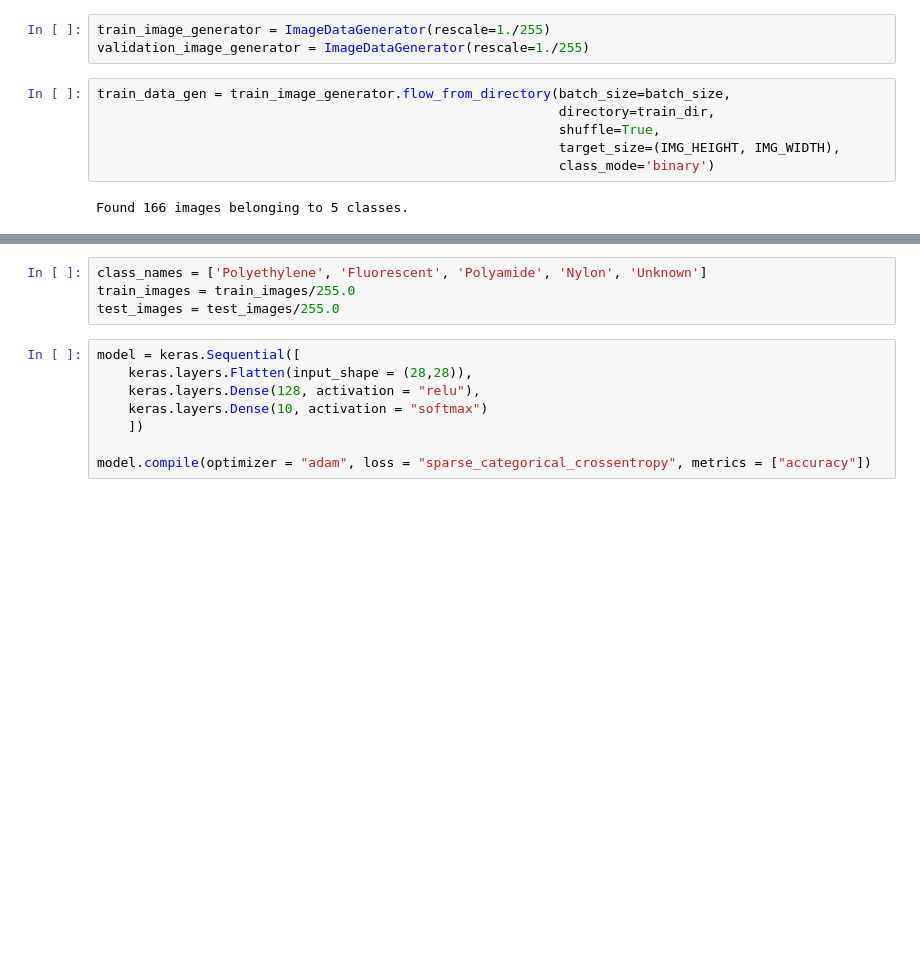
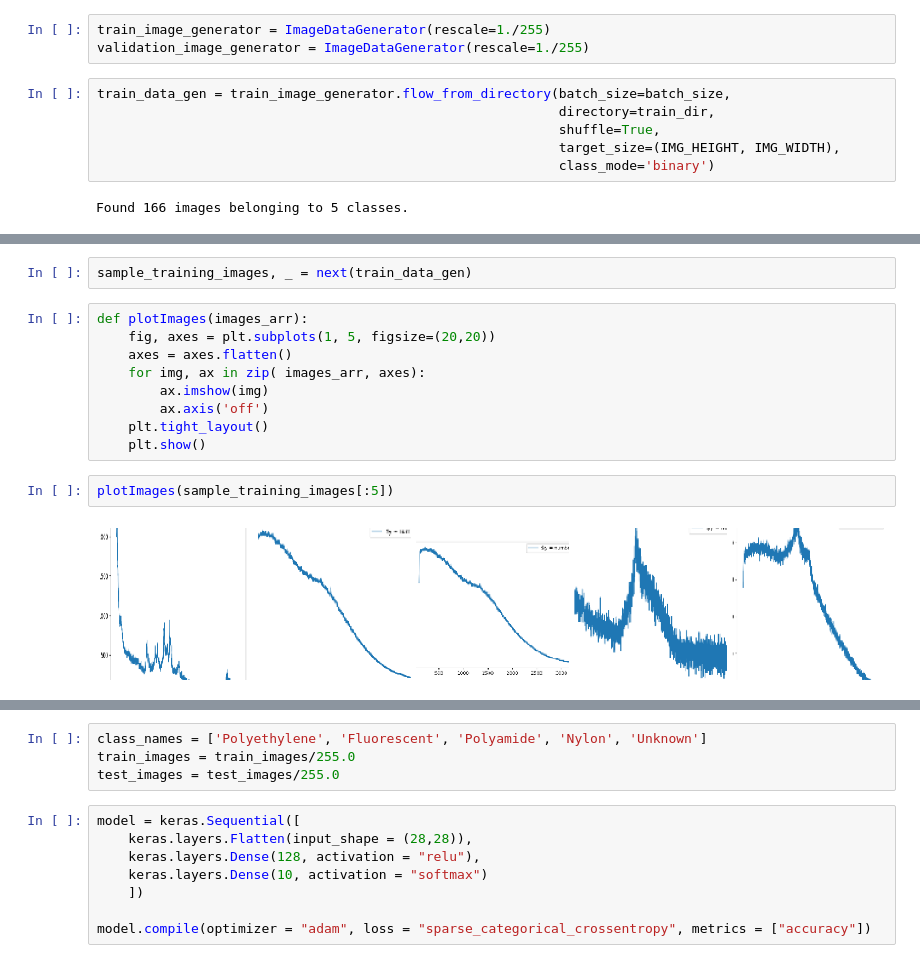
Before and after one commit to nsuzuki97/Spicy-Raman, a Jupyter notebook: Main Tensorflow.ipynb, the cells around one changed output, grey strips where cells are left out. Cells and saved outputs as stored; diff of their text form; blank space fills up the shorter version.

```diff
--- a/Main Tensorflow.ipynb
+++ b/Main Tensorflow.ipynb
@@ -60,0 +88,15 @@ Found 166 images belonging to 5 classes.
+# %%
+sample_training_images, _ = next(train_data_gen)
+# %%
+def plotImages(images_arr):
+    fig, axes = plt.subplots(1, 5, figsize=(20,20))
+    axes = axes.flatten()
+    for img, ax in zip( images_arr, axes):
+        ax.imshow(img)
+        ax.axis('off')
+    plt.tight_layout()
+    plt.show()
+# %%
+plotImages(sample_training_images[:5])
+# %% [output]
+[figure, added]
```
Also changed, not shown: parts of 11 cells of this notebook.
